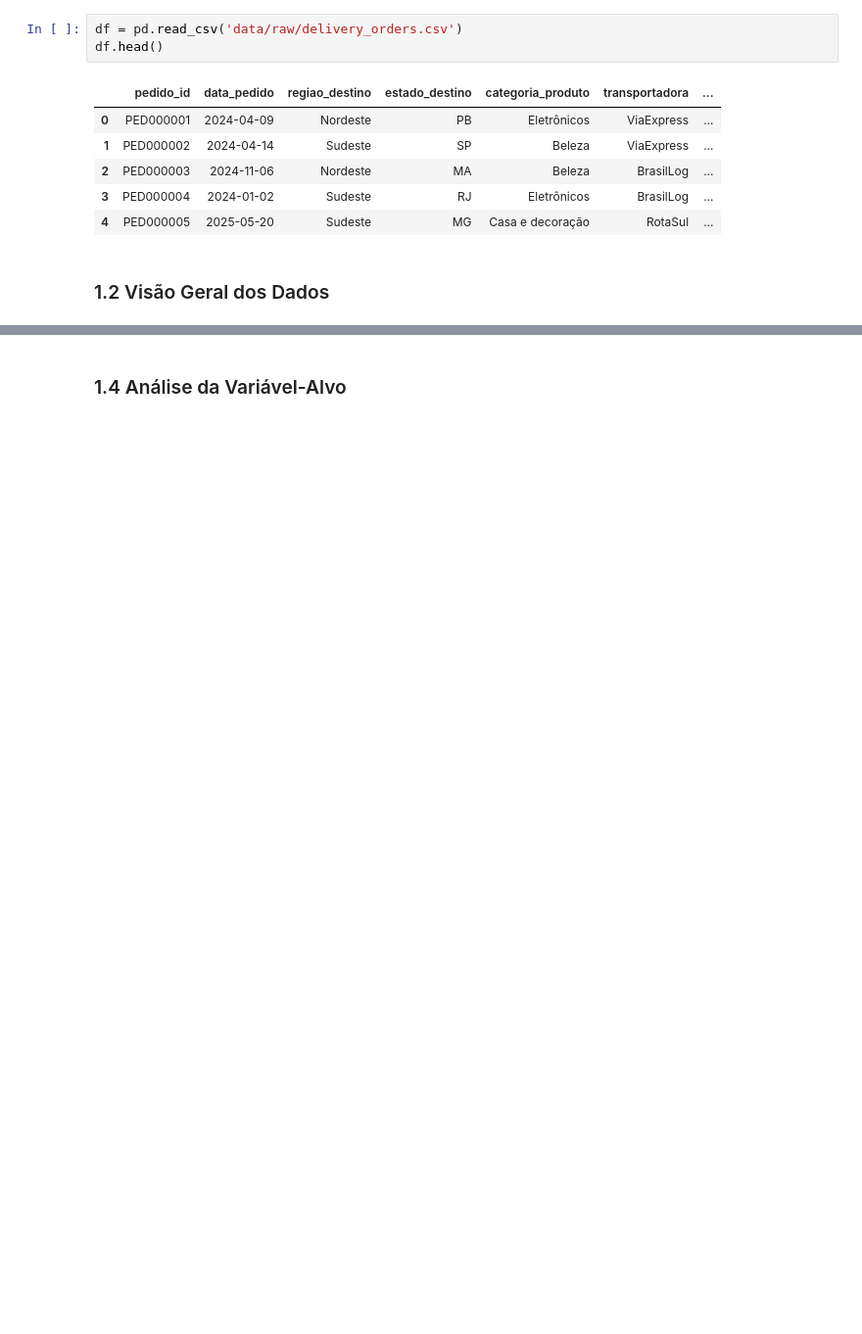
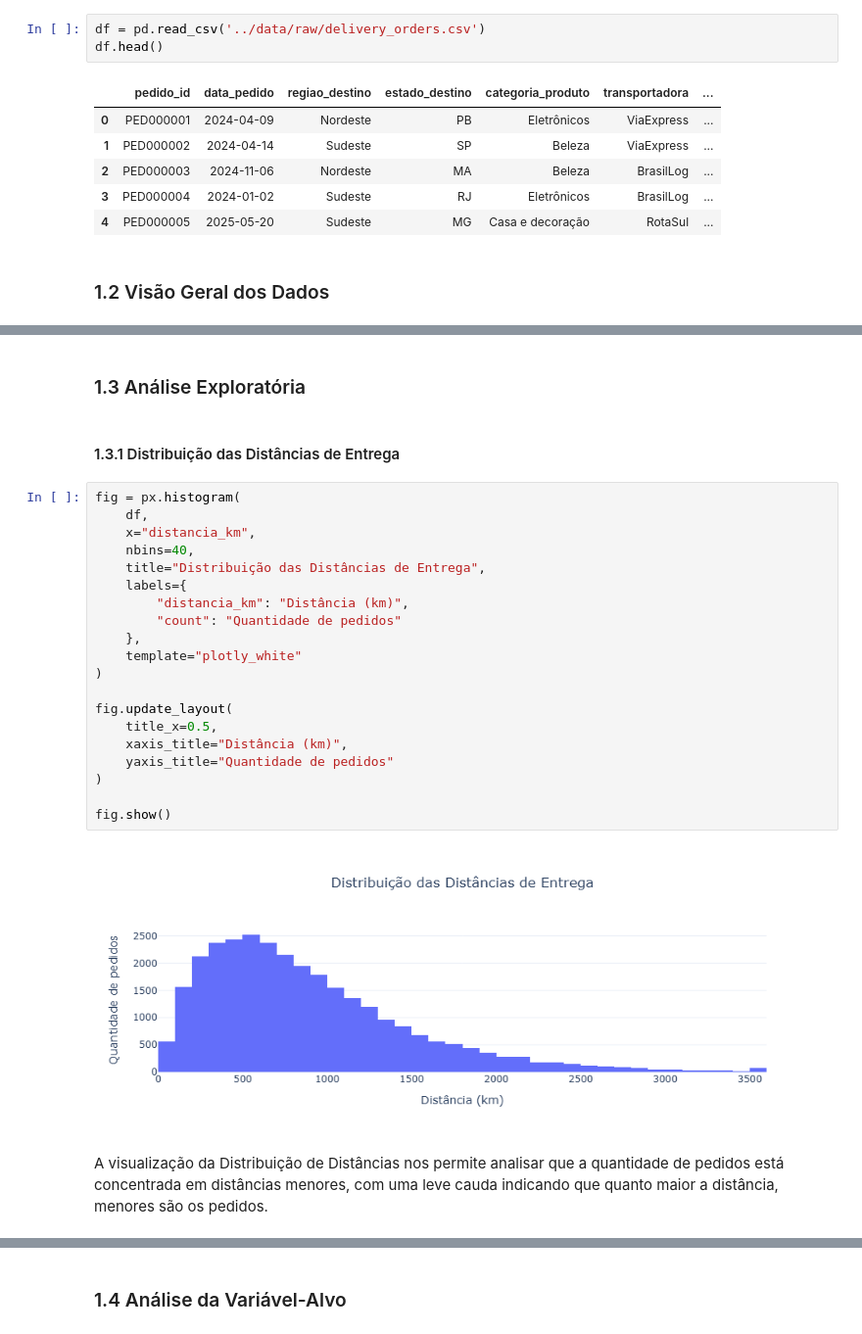
Before and after one commit to elisvw/delivery-delay-prediction, a Jupyter notebook: notebooks/delivery_delay_prediction.ipynb, the cells around one changed output, grey strips where cells are left out. Shown at 98% size. Drawn from its saved outputs; the diff is of its cells as text; blank space fills up the shorter version.

Commit message:
feat: complete exploratory data analysis

```diff
--- a/notebooks/delivery_delay_prediction.ipynb
+++ b/notebooks/delivery_delay_prediction.ipynb
@@ -21,7 +22,7 @@ import pandas as pd
 # %% [markdown]
 ### 1.1 Carregamento da Base de Dados
 # %%
-df = pd.read_csv('data/raw/delivery_orders.csv')
+df = pd.read_csv('../data/raw/delivery_orders.csv')
 df.head()
 # %% [output]
 |  | pedido_id | data_pedido | regiao_destino | estado_destino | categoria_produto | transportadora | ... |
@@ -36,0 +119,28 @@ df.head()
+# %% [markdown]
+### 1.3 Análise Exploratória
+# %% [markdown]
+#### 1.3.1 Distribuição das Distâncias de Entrega
+# %%
+fig = px.histogram(
+    df,
+    x="distancia_km",
+    nbins=40,
+    title="Distribuição das Distâncias de Entrega",
+    labels={
+        "distancia_km": "Distância (km)",
+        "count": "Quantidade de pedidos"
+    },
+    template="plotly_white"
+)
+
+fig.update_layout(
+    title_x=0.5,
+    xaxis_title="Distância (km)",
+    yaxis_title="Quantidade de pedidos"
+)
+
+fig.show()
+# %% [output]
+[figure, added]
+# %% [markdown]
+A visualização da Distribuição de Distâncias nos permite analisar que a quantidade de pedidos está concentrada em distâncias menores, com uma leve cauda indicando que quanto maior a distância, menores são os pedidos.
```
Also changed, not shown: parts of 32 cells of this notebook, 1 other file.
